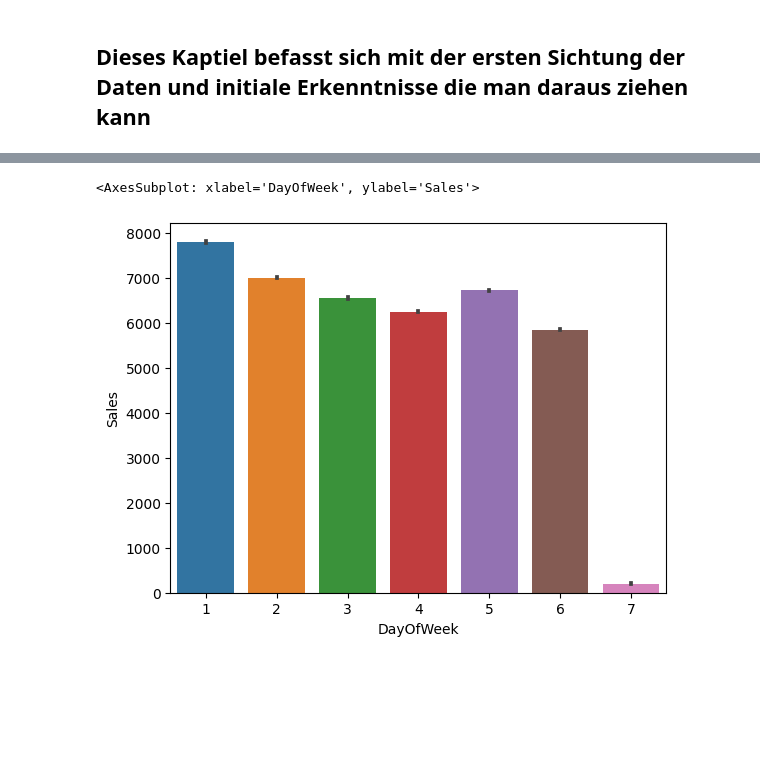
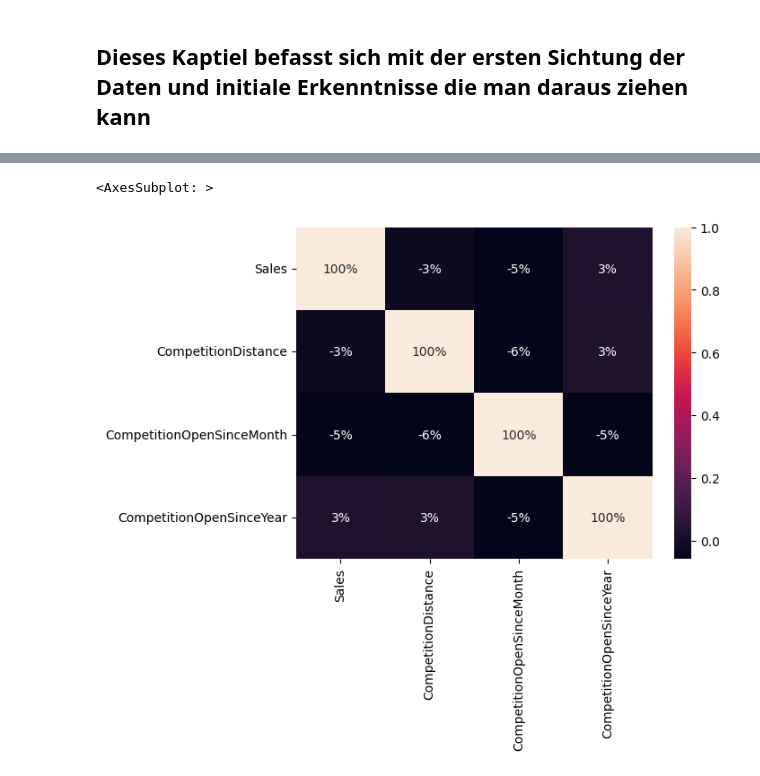
Before and after one commit to Max3978/Rossmann-Store-Sales, a Jupyter notebook: Insights.ipynb, the cells around one changed output, grey strips where cells are left out. Cells and saved outputs as stored; diff of their text form; code cells hidden in the pictures; blank space fills up the shorter version.

```diff
--- a/Insights.ipynb
+++ b/Insights.ipynb
@@ -28,5 +31,8 @@ df2.head()
 # %%
-# Join the two dataframes using the Store column
-df = pd.merge(df1, df2, on="Store")
+# Join the two dataframes using the Store column up to store id 1115
+df = pd.merge(df1, df3, on="Store")
 df.head()
+
+# plot the correltion between the columns sales and competition distance, competition open since month, competition open since year
+sns.heatmap(df[["Sales", "CompetitionDistance", "CompetitionOpenSinceMonth", "CompetitionOpenSinceYear"]].corr(), annot=True, fmt=".0%")
 # %% [output]
@@ -39,6 +39,2 @@ df.head()
+<AxesSubplot: >
+[figure, added]
-# %%
-# between the columns day of week and sales
-sns.barplot(x="DayOfWeek", y="Sales", data=df)
-# %% [output]
-<AxesSubplot: xlabel='DayOfWeek', ylabel='Sales'>
-[figure, removed]
```
Also changed, not shown: parts of 10 cells of this notebook.
